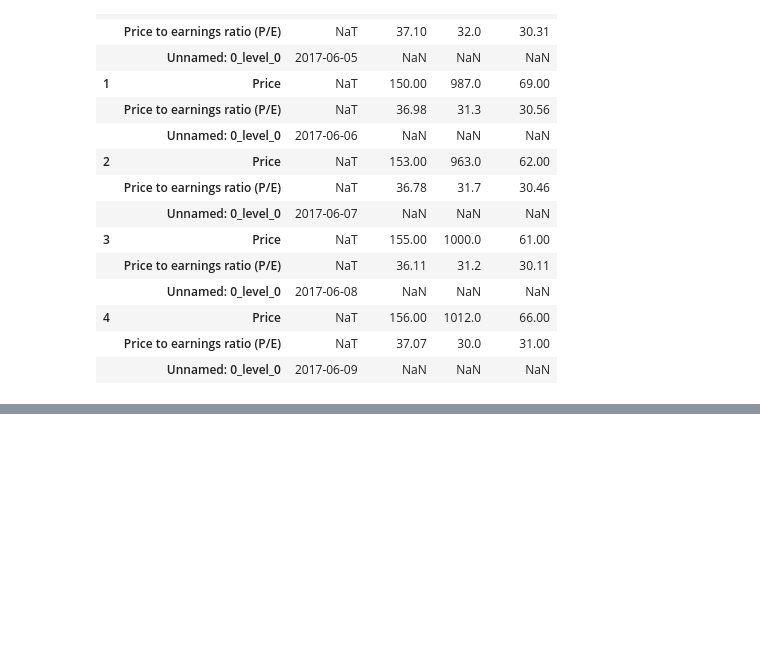
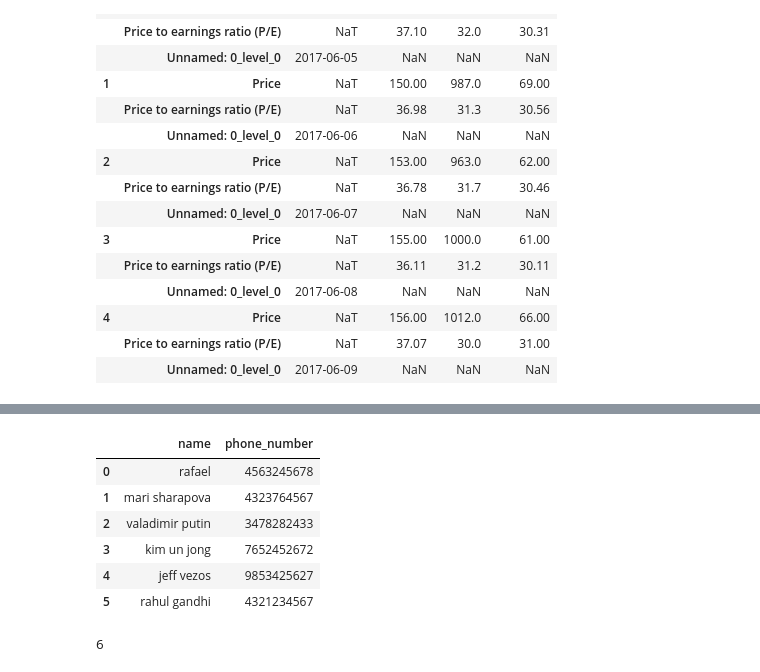
Before and after one commit to sudarshan-uprety/Machine-Leaning, a Jupyter notebook: Pandas/Pandas Notebook.ipynb, the cells around one changed output, grey strips where cells are left out. Cells and saved outputs as stored; diff of their text form; code cells hidden in the pictures; blank space fills up the shorter version.

```diff
--- a/Pandas/Pandas Notebook.ipynb
+++ b/Pandas/Pandas Notebook.ipynb
@@ -1847,0 +1899,23 @@ pd.crosstab([df.Sex],[df.Handedness],values=df.age)
+# %%
+df.rename(columns={
+    'customer name':'name',
+    'customer phone':'phone_number'
+},inplace=True)
+df
+# %% [output]
+|  | name | phone_number |
+| 0 | rafael | 4563245678 |
+| 1 | mari sharapova | 4323764567 |
+| 2 | valadimir putin | 3478282433 |
+| 3 | kim un jong | 7652452672 |
+| 4 | jeff vezos | 9853425627 |
+| 5 | rahul gandhi | 4321234567 |
+# %%
+df.to_sql(
+    'customer',
+    con=engine,
+    index=False,
+    if_exists='append'
+)
+# %% [output]
+6
```
Also changed, not shown: parts of 16 cells of this notebook, 1 other file.
